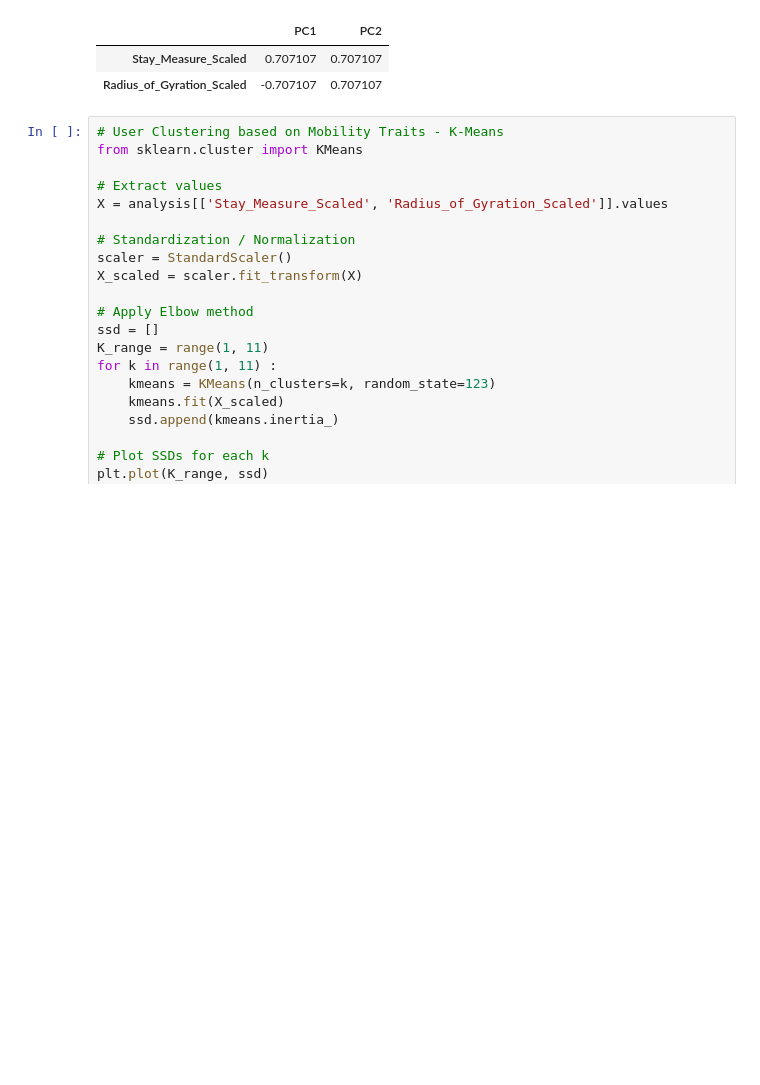
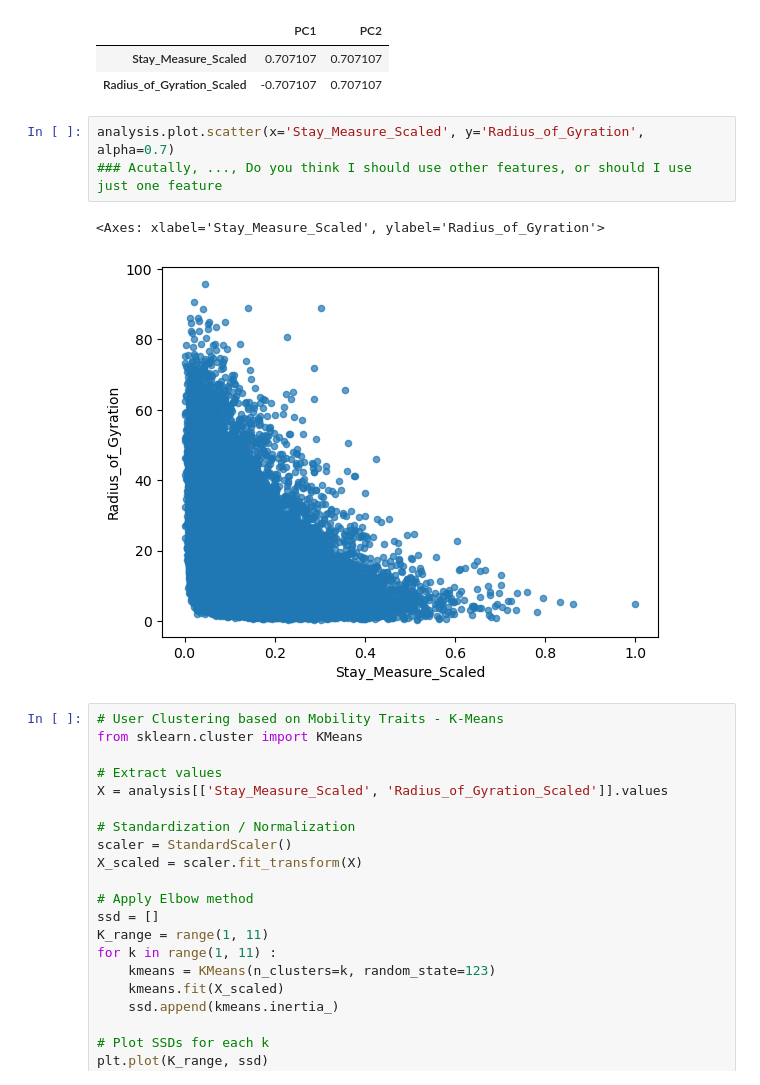
Before and after one commit to ANNIZHENG/MLModel_Eval_with_YJMob100K, a Jupyter notebook: Analysis.ipynb, the cells around one changed output. Cells and saved outputs as stored; diff of their text form; blank space fills up the shorter version.

```diff
--- a/Analysis.ipynb
+++ b/Analysis.ipynb
@@ -214,6 +217,12 @@ Explained Variance: [0.69325886 0.30674114]
 |  | PC1 | PC2 |
 | Stay_Measure_Scaled | 0.707107 | 0.707107 |
 | Radius_of_Gyration_Scaled | -0.707107 | 0.707107 |
+# %%
+analysis.plot.scatter(x='Stay_Measure_Scaled', y='Radius_of_Gyration', alpha=0.7)
+### Acutally, ..., Do you think I should use other features, or should I use just one feature
+# %% [output]
+<Axes: xlabel='Stay_Measure_Scaled', ylabel='Radius_of_Gyration'>
+[figure, added]
 # %%
 # User Clustering based on Mobility Traits - K-Means
 from sklearn.cluster import KMeans
```
Also changed, not shown: parts of 23 cells of this notebook.
